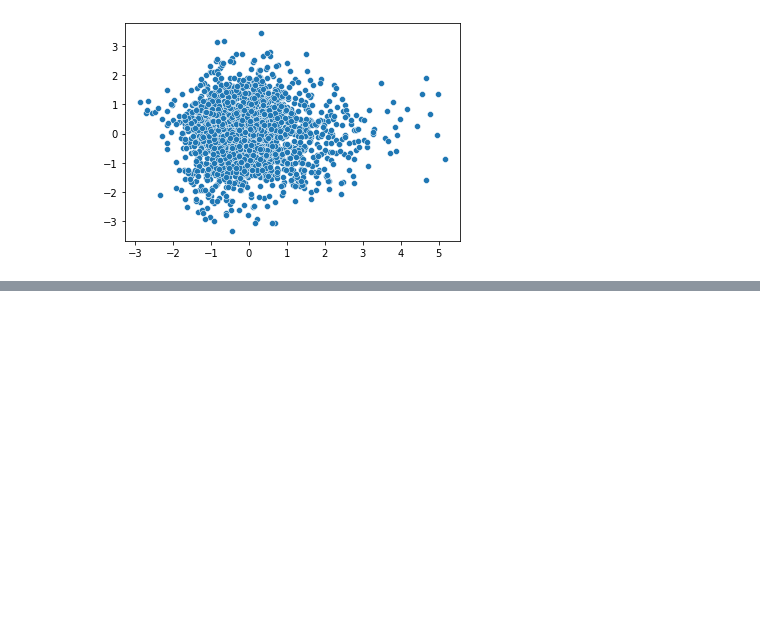
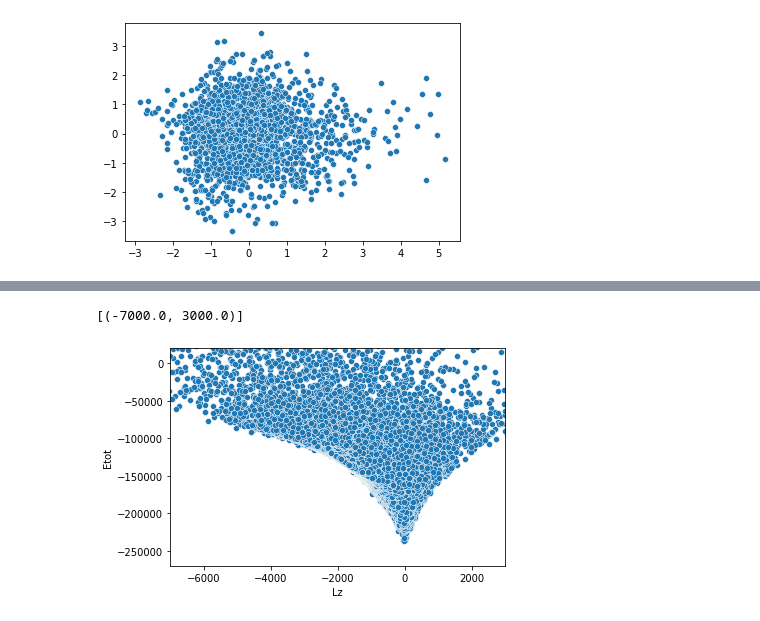
Before and after one commit to michaelyhuang23/Gaia3DR-explore, a Jupyter notebook: data_explore.ipynb, the cells around one changed output, grey strips where cells are left out. Cells and saved outputs as stored; diff of their text form; code cells hidden in the pictures; blank space fills up the shorter version.

```diff
--- a/data_explore.ipynb
+++ b/data_explore.ipynb
@@ -90,0 +97,2 @@ sns.scatterplot(x=pca_vals[:, 0], y=pca_vals[:, 1])
+# %%
+df = pd.read_hdf('./data/gaia3dr_5M_all.h5', key='star')
@@ -90,0 +122,7 @@ sns.scatterplot(x=pca_vals[:, 0], y=pca_vals[:, 1])
+# %%
+plot = sns.scatterplot(data=df, y='Etot', x='Lz')
+plot.set(ylim=(-0.00027*1e9,0.00002*1e9))
+plot.set(xlim=(-0.007*1e6, 0.003*1e6))
+# %% [output]
+[(-7000.0, 3000.0)]
+[figure, added]
```
Also changed, not shown: parts of 17 cells of this notebook, 6 other files.
